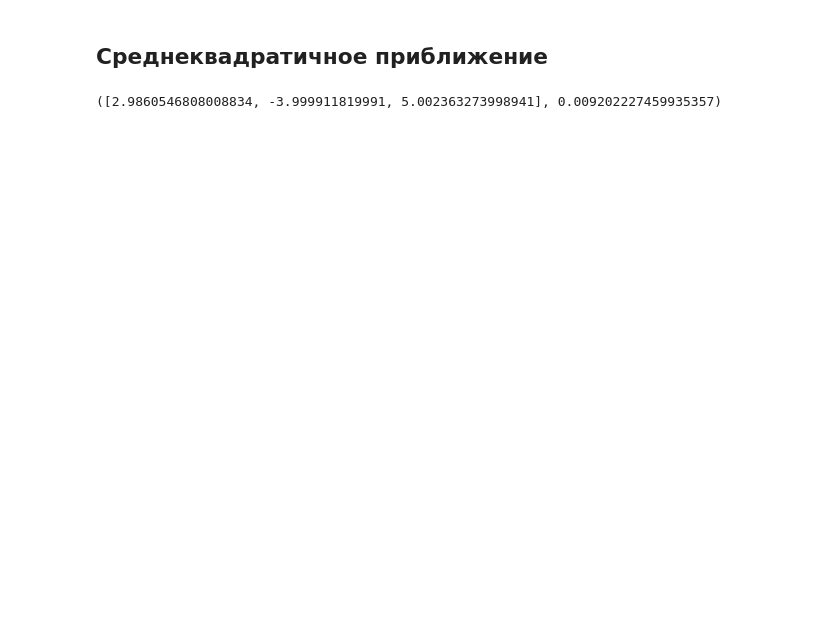
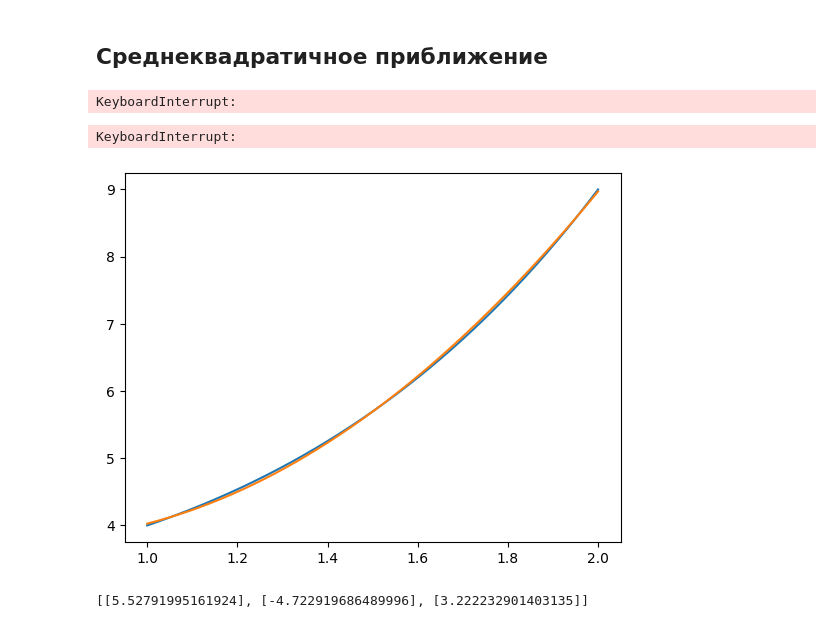
Before and after one commit to Leousov/Ch_met_3, a Jupyter notebook: NumMet_lab_4.ipynb, the cells around one changed output. Drawn from its saved outputs; the diff is of its cells as text; code cells hidden in the pictures; blank space fills up the shorter version.

```diff
--- a/NumMet_lab_4.ipynb
+++ b/NumMet_lab_4.ipynb
@@ -235,9 +354,9 @@ def c_prep(x_mas, f_mas):
         for j in range(-50, 50):
             q = False
             for k in range(-50, 50):
-                if s_min > rms_S_tab(x_mas, lambda x: (i/2 * x**2 + j/2 * x + k/2), f_mas):
-                    s_min = rms_S_tab(x_mas, lambda x: (i/2 * x**2 + j/2 * x + k/2), f_mas)
-                    c_mas = [i/2, j/2, k/2]
+                if s_min > rms_S_tab(x_mas, lambda x: (i * x**2 + j * x + k), f_mas):
+                    s_min = rms_S_tab(x_mas, lambda x: (i * x**2 + j * x + k), f_mas)
+                    c_mas = [i, j, k]
                     q = True
                 elif q == True:
                     break
@@ -273,4 +392,75 @@ def rms_tab(x_mas, f_mas):
 
 print(rms_tab(x_mas, f_mas))
 # %% [output]
-([2.9860546808008834, -3.999911819991, 5.002363273998941], 0.009202227459935357)
+KeyboardInterrupt:
+# %%
+def rms_int(x_mas, f_mas):
+    c = c_prep(x_mas, f_mas)
+    s_min = 10 ** 50
+    s_cur = S_int(c, a, b)
+    while S_int(c, a, b) > 0.0001:
+        s_min = s_cur
+        for i in range(3):
+            iter = 10
+            for j in range(1000):
+                s = S_int(c, a, b)
+                c[i] += iter
+                s1 = S_int(c, a, b)
+                c[i] -= 2*iter
+                s2 = S_int(c, a, b)
+
+                if s1 < s and s < s2:
+                    pass
+                elif s1 > s and s > s2:
+                    c[i] += 2 * iter
+                elif s1 > s and s2 > s:
+                    iter /= 5
+                elif s1 < s2 and s2 < s:
+                    c[i] += 2 * iter
+                elif s1 > s2 and s1 < s:
+                    pass
+                if s_cur > S_int(c, a, b):
+                    s_cur = S_int(c, a, b)
+        print(s_min)
+    return c, s_min
+
+print(rms_int(x_mas, f_mas))
+# %% [output]
+KeyboardInterrupt:
+# %%
+def MakeSystem( x_mas, f_mas, basis):
+    matrix = []
+    b = []
+    for i in range(basis):
+        matrix.append([])
+        b.append([0])
+        for j in range(basis):
+            matrix[i].append(0)
+    for  i in range(basis):
+        for j in range(basis):
+            sumA, sumB = 0, 0
+            for k in enumerate(x_mas):
+                sumA += k[1] ** i * k[1] ** j
+                sumB += f_mas[k[0]] * k[1] ** i
+            matrix[i][j] = sumA;
+            b[i][0] = sumB;
+    return matrix, b
+
+
+A, B = MakeSystem(x_mas, f_mas, 3)
+L, U = LU(A)
+y = solution(L, True, B)
+x = solution(U, False, y)
+x_m = np.arange(a, b+0.00000000000001, 0.001)
+f_m = []
+apr_m = []
+ff = lambda t: x[2][0] * t**2 + x[1][0] * t + x[0][0]
+for i in x_m:
+    f_m.append(f(i))
+    apr_m.append(ff(i))
+plt.plot(x_m, f_m, x_m, apr_m)
+plt.show()
+print(x)
+# %% [output]
+[figure, added]
+[[5.52791995161924], [-4.722919686489996], [3.222232901403135]]
```
Also changed, not shown: parts of 7 cells of this notebook.
